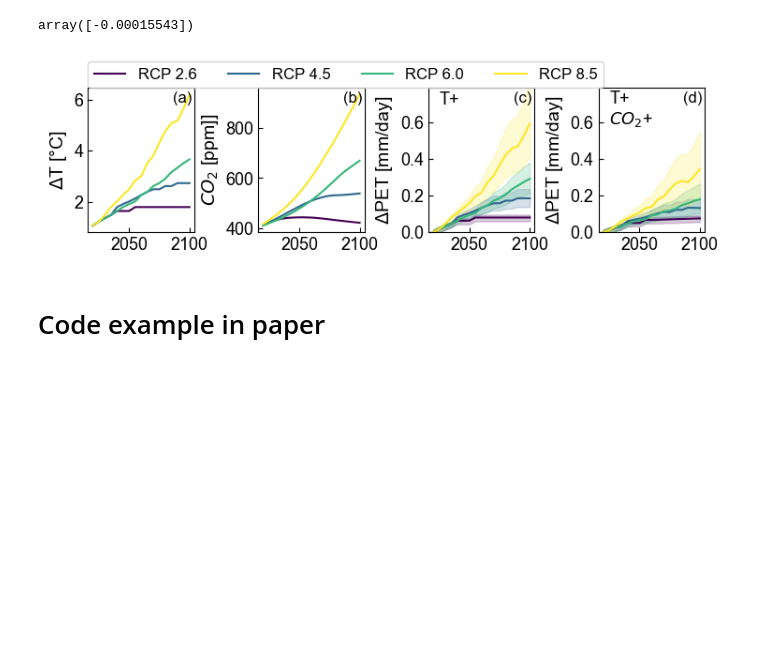
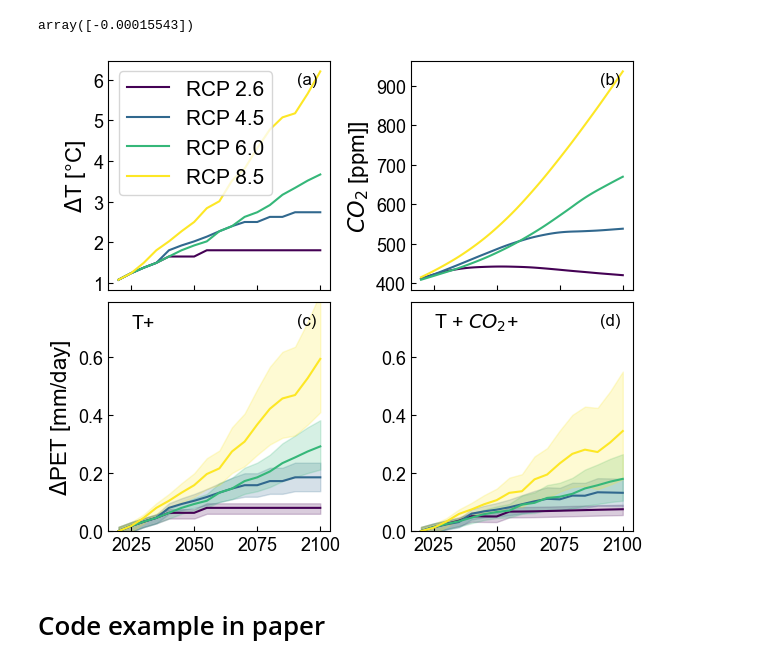
Before and after one commit to pyet-org/pyet, a Jupyter notebook: examples/00_example_paper.ipynb, the cells around one changed output. Cells and saved outputs as stored; diff of their text form; code cells hidden in the pictures; blank space fills up the shorter version.

```diff
--- a/examples/00_example_paper.ipynb
+++ b/examples/00_example_paper.ipynb
@@ -638,15 +634,20 @@ $$ PET_{CO_2} = f_{CO_2} PET $$
 
 Data source: https://climate-impact-explorer.climateanalytics.org/impacts/?region=AUT&indicator=tasAdjust&scenario=rcp60&subregion=AT.ST&warmingLevel=1.5&temporalAveraging=annual&spatialWeighting=area&compareYear=2030
 # %%
-rcp_temp = pd.read_csv("data//example_0//tasAdjust_AUT_AT.ST_area_annual.csv", skiprows=4, index_col="year").loc["2020":,:]
+rcp_temp = pd.read_csv("data//example_0//tasAdjust_AUT_AT.ST_area_annual.csv",
+                       skiprows=4, index_col="year").loc["2020":,:]
 rcp_temp = rcp_temp.loc[:, ["RCP2.6 median", "RCP4.5 median", "RCP6.0 median", "RCP8.5 median"]]
 rcp_temp.columns = ["rcp_26", "rcp_45", "rcp_60", "rcp_85"]
 # %%
 rcp_co2 = pd.DataFrame()
-rcp_co2["rcp_26"] = pd.read_csv("data//example_0//co2_conc//RCP3PD_MIDYR_CONC.dat", skiprows=38, delim_whitespace=True, index_col="YEARS").loc["2020":"2100", "CO2"]
-rcp_co2["rcp_45"] = pd.read_csv("data//example_0//co2_conc//RCP45_MIDYR_CONC.dat", skiprows=38, delim_whitespace=True, index_col="YEARS").loc["2020":"2100", "CO2"]
-rcp_co2["rcp_60"] = pd.read_csv("data//example_0//co2_conc//RCP6_MIDYR_CONC.dat", skiprows=38, delim_whitespace=True, index_col="YEARS").loc["2020":"2100", "CO2"]
-rcp_co2["rcp_85"] = pd.read_csv("data//example_0//co2_conc//RCP85_MIDYR_CONC.dat", skiprows=38, delim_whitespace=True, index_col="YEARS").loc["2020":"2100", "CO2"]
+rcp_co2["rcp_26"] = pd.read_csv("data//example_0//co2_conc//RCP3PD_MIDYR_CONC.dat", skiprows=38,
+                                delim_whitespace=True, index_col="YEARS").loc["2020":"2100", "CO2"]
+rcp_co2["rcp_45"] = pd.read_csv("data//example_0//co2_conc//RCP45_MIDYR_CONC.dat", skiprows=38,
+                                delim_whitespace=True, index_col="YEARS").loc["2020":"2100", "CO2"]
+rcp_co2["rcp_60"] = pd.read_csv("data//example_0//co2_conc//RCP6_MIDYR_CONC.dat", skiprows=38,
+                                delim_whitespace=True, index_col="YEARS").loc["2020":"2100", "CO2"]
+rcp_co2["rcp_85"] = pd.read_csv("data//example_0//co2_conc//RCP85_MIDYR_CONC.dat", skiprows=38,
+                                delim_whitespace=True, index_col="YEARS").loc["2020":"2100", "CO2"]
 # %%
 # RCP scenario 6.0
 co2_600 = 600
@@ -685,7 +687,8 @@ for year in rcp_temp.index:
         for i in np.arange(0, len(methods)):
             input1 = input_rcp(rcp_temp.loc[year, rcp])
             df_rcp_et[methods[i]] = simulate(sollutions2[i], methods[i], input1[i])
-            df_rcp_etco2[methods[i]] = simulate(sollutions2[i], methods[i], input1[i]) * (1+res1.x*(rcp_co2.loc[year, rcp]-300))
+            df_rcp_etco2[methods[i]] = simulate(sollutions2[i], methods[i],
+                                                input1[i]) * (1+res1.x*(rcp_co2.loc[year, rcp]-300))
         dpet_rcp_et.loc[year, rcp] = df_rcp_et.resample("y").mean().mean().mean()
         dpet_rcp_et_5th.loc[year, rcp] = df_rcp_et.resample("y").mean().mean().quantile(0.05)
         dpet_rcp_et_95th.loc[year, rcp] = df_rcp_et.resample("y").mean().mean().quantile(0.95)
@@ -700,38 +703,43 @@ dpet_rcp_etco2 = dpet_rcp_etco2.apply(pd.to_numeric)
 dpet_rcp_etco2_5th = dpet_rcp_etco2_5th.apply(pd.to_numeric)
 dpet_rcp_etco2_95th = dpet_rcp_etco2_95th.apply(pd.to_numeric)
 # %%
-fig, axs = plt.subplots(ncols=4, figsize=(figw_1c,2.))
+fig, axs = plt.subplots(2,2, figsize=(6, 5), constrained_layout=True, sharex=True)
+axs = axs.flatten()
 viridis = cm.get_cmap('viridis', len(rcp_temp.columns))
 colors = [viridis(i) for i in range(0, len(rcp_temp.columns))]
+
 for col, rcp, name in zip(colors, rcp_temp.columns, ["RCP 2.6", "RCP 4.5", "RCP 6.0", "RCP 8.5"]):
     axs[2].plot(dpet_rcp_et.loc[:, rcp]-dpet_rcp_et.loc[2020, rcp], c=col);
     axs[2].fill_between(dpet_rcp_et.index, dpet_rcp_et_5th[rcp]-dpet_rcp_et.loc[2020, rcp],
                         dpet_rcp_et_95th[rcp]-dpet_rcp_et.loc[2020, rcp], color=col, alpha=0.2)
     axs[3].fill_between(dpet_rcp_et.index, dpet_rcp_etco2_5th[rcp]-dpet_rcp_etco2.loc[2020, rcp],
                         dpet_rcp_etco2_95th[rcp]-dpet_rcp_etco2.loc[2020, rcp], color=col, alpha=0.2)
-    axs[3].plot(dpet_rcp_etco2.loc[:, rcp]-dpet_rcp_etco2.loc[2020, rcp], c=col, label=name);
+    axs[3].plot(dpet_rcp_etco2.loc[:, rcp]-dpet_rcp_etco2.loc[2020, rcp], c=col);
     axs[1].plot(rcp_co2[rcp], c=col)
-    axs[0].plot(rcp_temp[rcp], c=col)
-axs[0].set_ylabel(r"$\Delta$T [°C]", fontsize=14);
-axs[1].set_ylabel("$CO_2$ [ppm]]", fontsize=14);
-axs[2].set_ylim(0, 0.79);
-axs[3].set_ylim(0, 0.79);
-axs[2].set_ylabel("$\Delta$PET [mm/day]", fontsize=14);
-axs[3].set_ylabel("$\Delta$PET [mm/day]", fontsize=14);
-axs[3].legend(loc=[-4.8,1], ncol=4, fontsize=12);
-for i in (0,1,2,3):
+    axs[0].plot(rcp_temp[rcp], c=col, label=name)
+
+axs[0].set_ylabel(r"$\Delta$T [°C]")
+axs[0].legend()
+
+axs[1].set_ylabel("$CO_2$ [ppm]]")
+
+axs[2].set_ylim(0, 0.79)
+axs[2].set_ylabel("$\Delta$PET [mm/day]")
+
+axs[3].set_ylim(0, 0.79)
+#axs[3].set_xlim("2020", "2100")
+axs[2].set_ylabel("$\Delta$PET [mm/day]")
+
+axs[2].text(2025, 0.7, "T+", fontsize=14)
+axs[3].text(2025, 0.7, "T + $CO_2$+", fontsize=14)
+
+for i, letter in enumerate(["a", "b", "c", "d"]):
+    axs[i].text(0.85, 0.9, "({})".format(letter), transform=axs[i].transAxes, fontsize=12)
     axs[i].tick_params(axis='both', which='major', labelsize=13)
-axs[2].text(2025,0.7, "T+", fontsize=13)
-axs[3].text(2025,0.59, "T+\n$CO_2$+", fontsize=13)
-axs[0].text(0.8, 0.9, "(a)", transform=axs[0].transAxes, fontsize=12)
-axs[1].text(0.8, 0.9, "(b)", transform=axs[1].transAxes, fontsize=12)
-axs[2].text(0.8, 0.9, "(c)", transform=axs[2].transAxes, fontsize=12)
-axs[3].text(0.8, 0.9, "(d)", transform=axs[3].transAxes, fontsize=12)
-plt.subplots_adjust(wspace=0.6)
-plt.tight_layout()
-#fig.savefig("figure5.png", dpi=600, bbox_inches="tight")
+
+fig.savefig("figure4.png", dpi=600, bbox_inches="tight")
 # %% [output]
-[figure, old version]
+[figure, new version]
 # %% [markdown]
 # Code example in paper
 # %%
```
Also changed, not shown: parts of 20 cells of this notebook.
